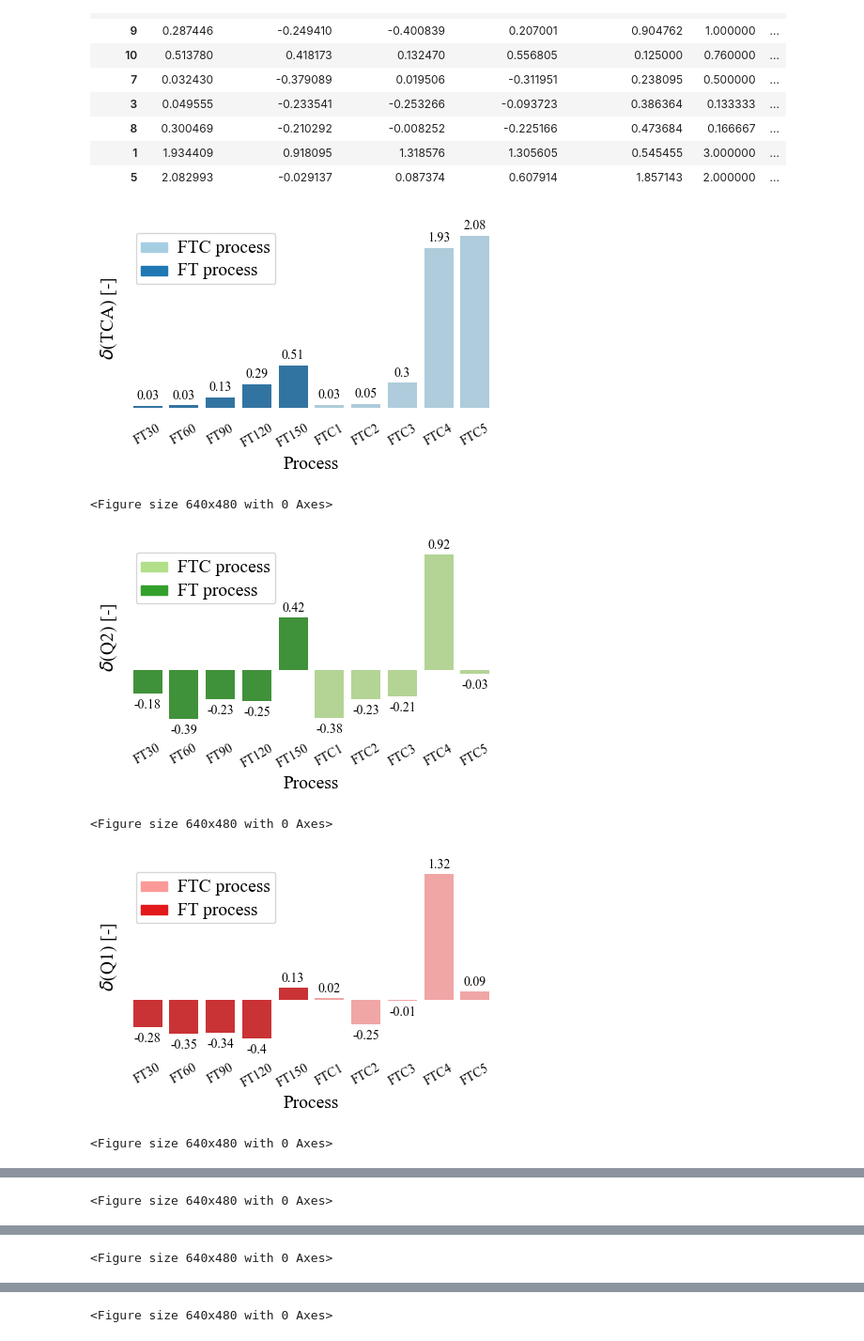
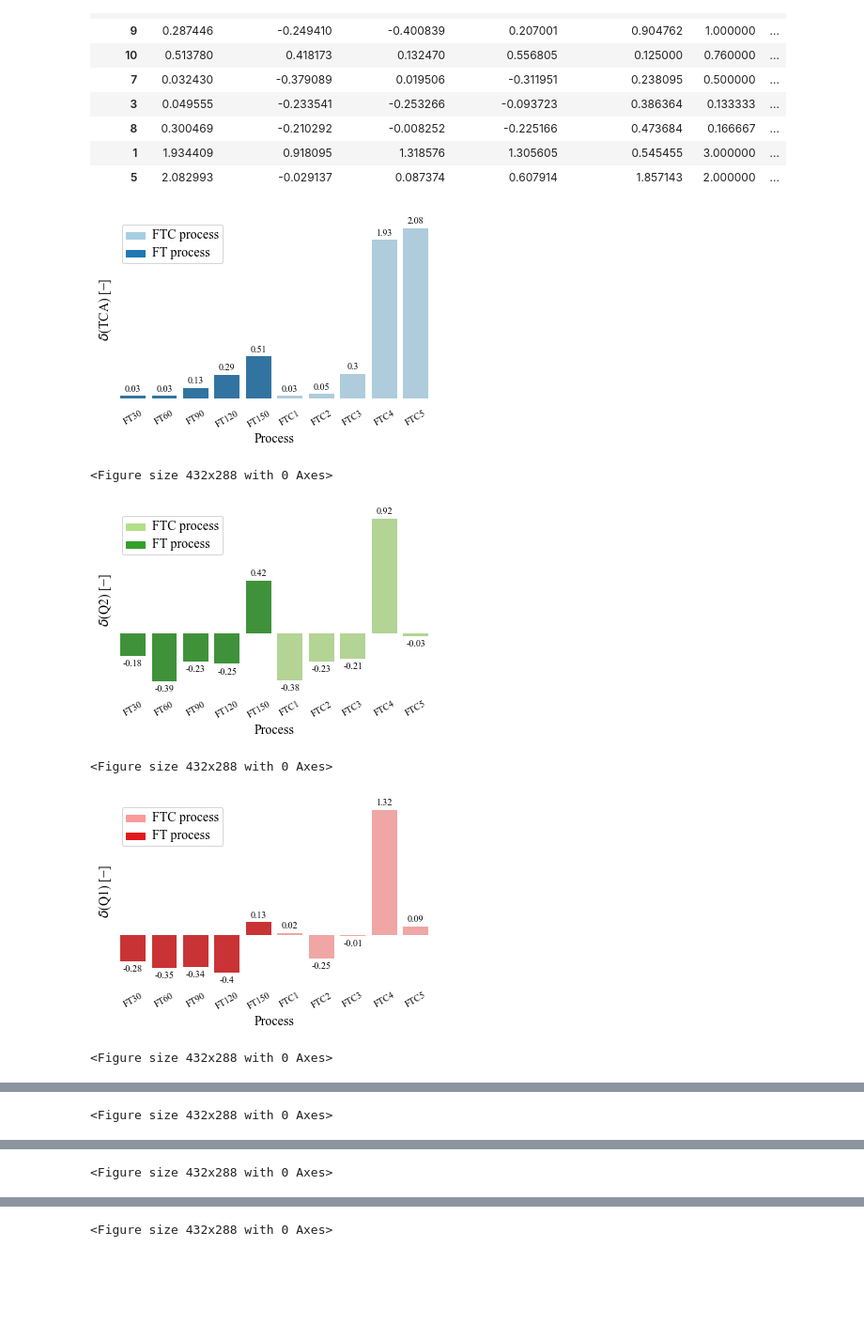
Before and after one commit to armanbolatov/coal_image_processing, a Jupyter notebook: get_stats.ipynb, the cells around one changed output, grey strips where cells are left out. Shown at 94% size. Saved outputs shown, nothing was run; the diff lists cells and outputs as text; code cells hidden in the pictures; blank space fills up the shorter version.

```diff
--- a/get_stats.ipynb
+++ b/get_stats.ipynb
@@ -158,7 +176,7 @@ for sample in range(1, 11):
         data[when]["process"].append(sample_to_process[sample])
         data[when]["Sample"].append(sample)
 
-    fig = plt.figure(figsize=(5, 2.5))
+    fig = plt.figure(figsize=(6, 3))
     ax = fig.add_subplot()
     g = sns.histplot(
         data=lengths_data,
@@ -259,7 +277,7 @@ ylabel = {
     "avg_length": "Q2 [mm]",
     "25_length": "Q1 [mm]",
     "75_length": "Q3 [mm]",
-    "total_cracks": "TNC [-]",
+    "total_cracks": "TNC [−]",
     "cd": "CD [1/m]",
 
 }
@@ -268,7 +286,7 @@ pal = sns.color_palette("Paired")
 for i, param in enumerate(param_names):
 
     before_color, after_color = pal[2*i], pal[2*i+1]
-    fig, ax = plt.subplots(figsize=(5, 2.5))
+    fig, ax = plt.subplots(figsize=(6, 3))
 
     ax.spines.top.set_visible(False)
     ax.spines.right.set_visible(False)
@@ -372,12 +390,12 @@ change_names = [
 ]
 
 ylabel = {
-    "tca_change": "$\delta$(TCA) [-]",
-    "avg_length_change": "$\delta$(Q2) [-]",
-    "25_length_change": "$\delta$(Q1) [-]",
-    "75_length_change" : "$\delta$(Q3) [-]",
-    "total_cracks_change": "$\delta$(TNC) [-]",
-    "cd_change": "$\delta$(CD) [-]",
+    "tca_change": "$\delta$(TCA) [−]",
+    "avg_length_change": "$\delta$(Q2) [−]",
+    "25_length_change": "$\delta$(Q1) [−]",
+    "75_length_change" : "$\delta$(Q3) [−]",
+    "total_cracks_change": "$\delta$(TNC) [−]",
+    "cd_change": "$\delta$(CD) [−]",
 }
 
 for i, change in enumerate(change_names):
@@ -389,7 +407,7 @@ for i, change in enumerate(change_names):
         ft_color for c in df_change["process"]
     ]
 
-    fig, ax = plt.subplots(figsize=(5, 2.5))
+    fig, ax = plt.subplots(figsize=(6, 3.5))
     g = sns.barplot(
         data=df_change,
         x='process',
@@ -398,36 +416,36 @@ for i, change in enumerate(change_names):
         ax=ax,
     )
 
     for spine in ax.spines.values():
         spine.set_visible(False)
 
     ax.bar_label(
         ax.containers[0],
         labels=round(df_change[change], 2),
         padding=3,
     )
 
     ax.yaxis.set_major_locator(ticker.NullLocator())
     ax.tick_params(axis='x', rotation=30, pad=10, length=0, left=False)
     ax.set(xlabel=None, ylabel=None)
 
     legend_elements = [
         Patch(ftc_color, ftc_color, label='FTC process'),
         Patch(ft_color, ft_color, label='FT process'),
     ]
     ax.legend(handles=legend_elements)
 
     plt.ylabel(ylabel[change], fontsize=14)
     plt.xlabel("Process", fontsize=14)
     plt.setp(g.get_legend().get_texts(), fontsize='14')
     # plt.savefig(f"results/{change}.svg", format="svg", bbox_inches='tight')
     plt.savefig(f"results/{change}.png", dpi=300, bbox_inches='tight')
     plt.show()
     plt.clf()
 # %% [output]
-[figure, old version]
+[figure, new version]
-<Figure size 640x480 with 0 Axes>
+<Figure size 432x288 with 0 Axes>
-[figure, old version]
+[figure, new version]
-<Figure size 640x480 with 0 Axes>
+<Figure size 432x288 with 0 Axes>
-[figure, old version]
+[figure, new version]
-<Figure size 640x480 with 0 Axes>
+<Figure size 432x288 with 0 Axes>
@@ -435 +453 @@ for i, change in enumerate(change_names):
-<Figure size 640x480 with 0 Axes>
+<Figure size 432x288 with 0 Axes>
@@ -437 +455 @@ for i, change in enumerate(change_names):
-<Figure size 640x480 with 0 Axes>
+<Figure size 432x288 with 0 Axes>
@@ -439 +457 @@ for i, change in enumerate(change_names):
-<Figure size 640x480 with 0 Axes>
+<Figure size 432x288 with 0 Axes>
```
Also changed, not shown: parts of 4 cells of this notebook, 36 other files.
